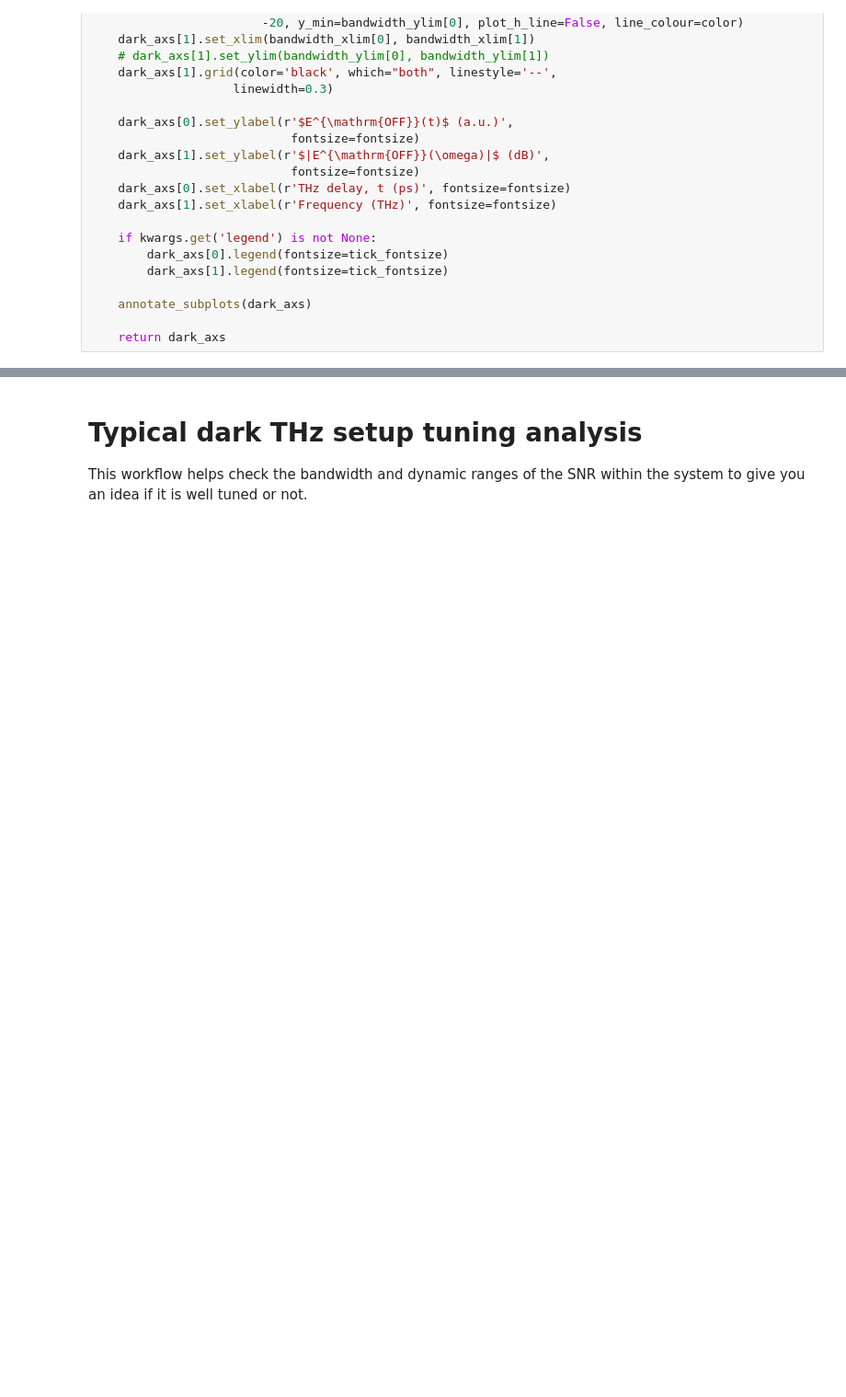
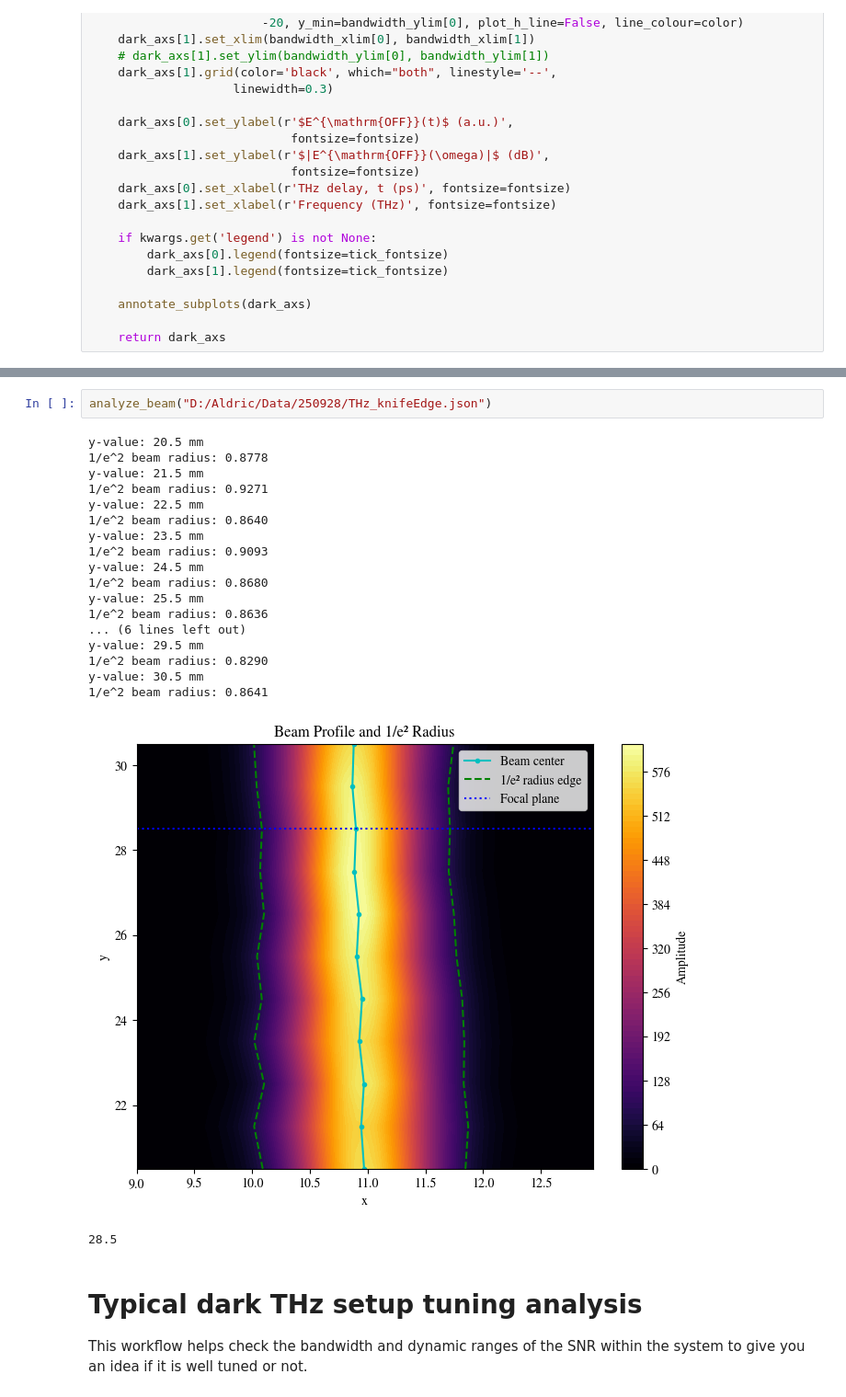
Before and after one commit to AldricGoh/Joyce-THz-Lab, a Jupyter notebook: data analysis/analysis_basic.ipynb, the cells around one changed output, grey strips where cells are left out. Shown at 92% size. Saved outputs shown, nothing was run; the diff lists cells and outputs as text; blank space fills up the shorter version.

```diff
--- a/data analysis/analysis_basic.ipynb
+++ b/data analysis/analysis_basic.ipynb
@@ -328,3 +496,25 @@ def plot_dark_spectrum(dark_axs,
+# %%
+analyze_beam("D:/Aldric/Data/250928/THz_knifeEdge.json")
+# %% [output]
+y-value: 20.5 mm
+1/e^2 beam radius: 0.8778
+y-value: 21.5 mm
+1/e^2 beam radius: 0.9271
+y-value: 22.5 mm
+1/e^2 beam radius: 0.8640
+y-value: 23.5 mm
+1/e^2 beam radius: 0.9093
+y-value: 24.5 mm
+1/e^2 beam radius: 0.8680
+y-value: 25.5 mm
+1/e^2 beam radius: 0.8636
+... (6 lines left out)
+y-value: 29.5 mm
+1/e^2 beam radius: 0.8290
+y-value: 30.5 mm
+1/e^2 beam radius: 0.8641
+[figure, added]
+28.5
 # %% [markdown]
 # Typical dark THz setup tuning analysis
 This workflow helps check the bandwidth and dynamic ranges of the SNR within the system to give you an idea if it is well tuned or not.
```
Also changed, not shown: parts of 23 cells of this notebook, 26 other files.
